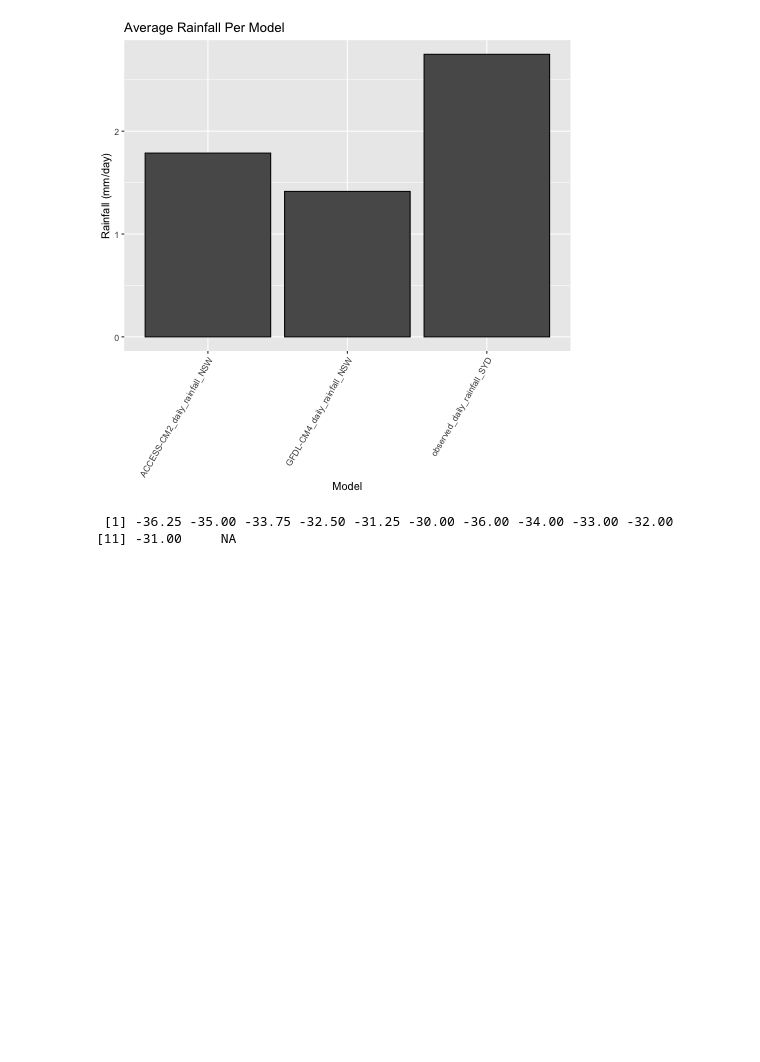
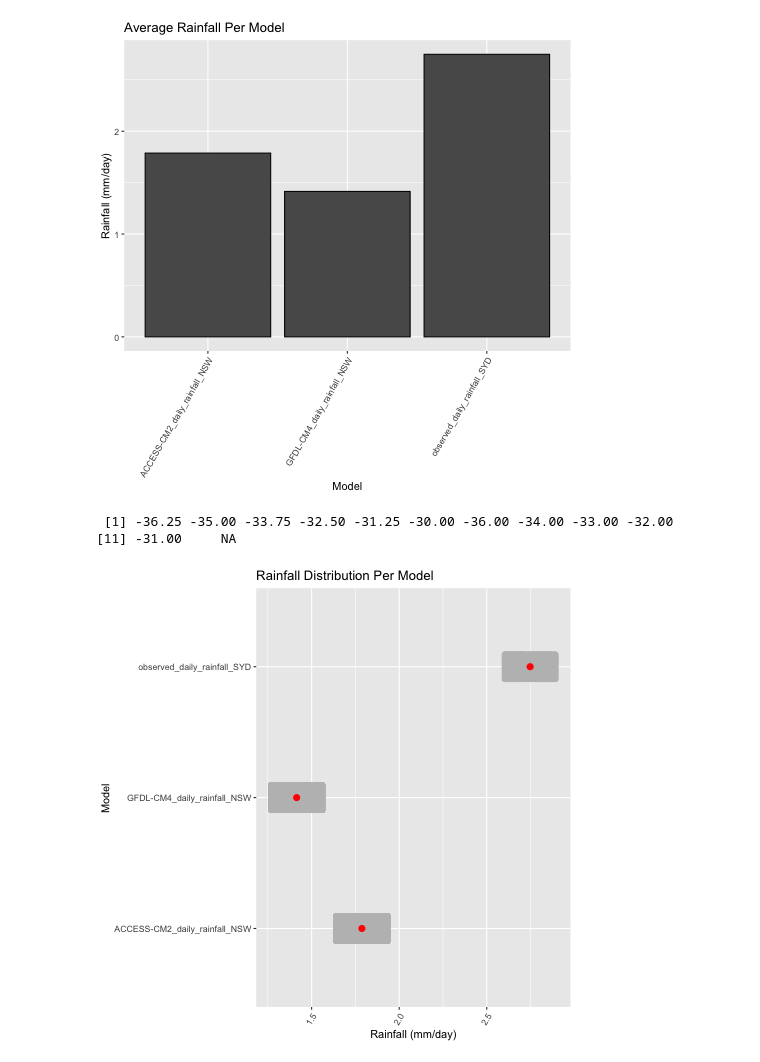
Before and after one commit to UBC-MDS/figshare-group-5, a Jupyter notebook: EDA.ipynb, the cells around one changed output. Saved outputs shown, nothing was run; the diff lists cells and outputs as text; code cells hidden in the pictures; blank space fills up the shorter version.

Commit message:
Added more plots

```diff
--- a/EDA.ipynb
+++ b/EDA.ipynb
@@ -299,3 +307,19 @@ unique(df$lat_min)
 # %% [output]
  [1] -36.25 -35.00 -33.75 -32.50 -31.25 -30.00 -36.00 -34.00 -33.00 -32.00
 [11] -31.00     NA
+# %%
+%%R
+
+# plots the average rainfall as a jitterplot
+
+df_jitter <- df %>% select(model, rainfall) %>%
+group_by(model) %>% mutate(avg_rain = mean(rainfall))
+
+ggplot(df_jitter, aes(y = model, x = avg_rain)) +
+geom_jitter(alpha=0.1, height=0.1, color = "grey")+
+theme(axis.text.x=element_text(angle=60, hjust=1)) +
+geom_pointrange(stat = 'summary', fun.data = mean_cl_normal,
+                        color = 'red') +
+labs(title = "Rainfall Distribution Per Model", y = "Model", x = "Rainfall (mm/day)")
+# %% [output]
+[figure, added]
```
Also changed, not shown: parts of 9 cells of this notebook.
